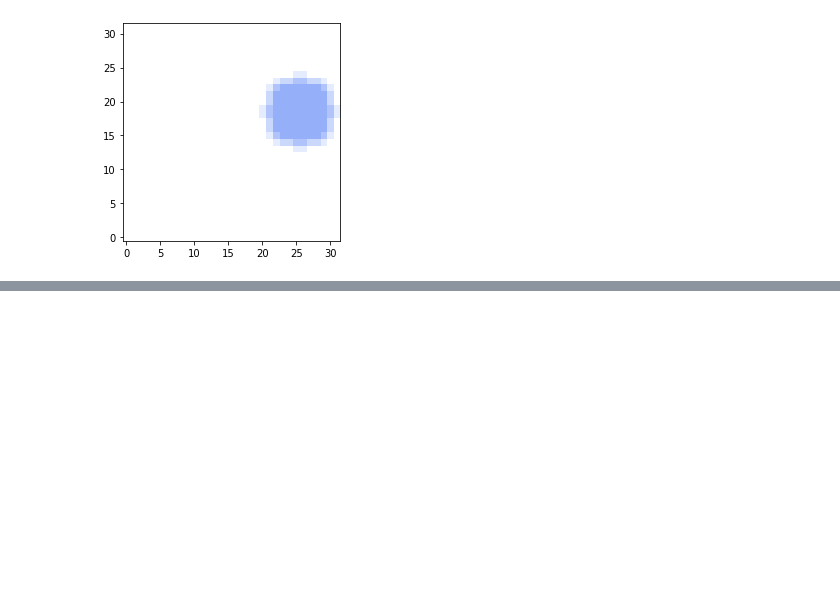
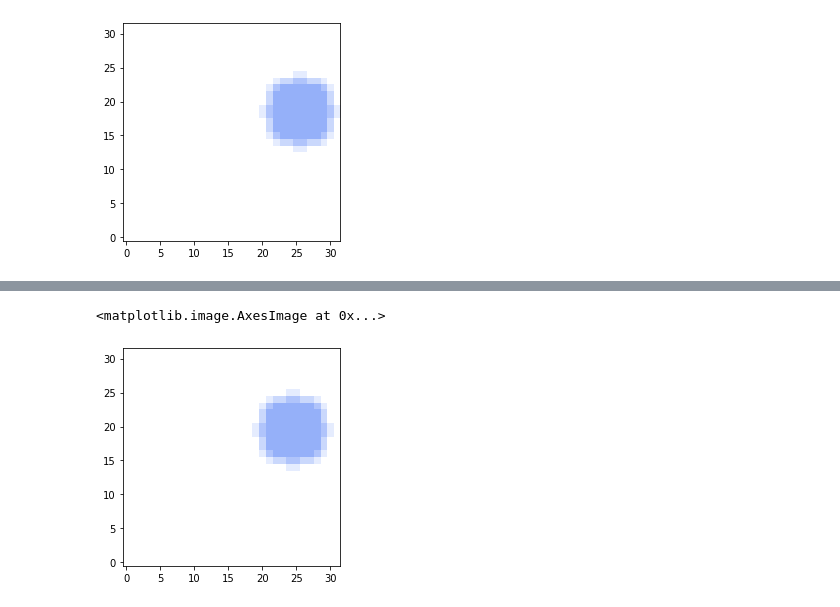
Before and after one commit to MisterMap/lie-vae-localization, a Jupyter notebook: toy_dataset.ipynb, the cells around one changed output, grey strips where cells are left out. Drawn from its saved outputs; the diff is of its cells as text; code cells hidden in the pictures; blank space fills up the shorter version.

```diff
--- a/toy_dataset.ipynb
+++ b/toy_dataset.ipynb
@@ -45,2 +60,7 @@ len(trajectory)
+# %%
+plt.imshow(image2, origin="low")
+# %% [output]
+<matplotlib.image.AxesImage at 0x...>
+[figure, added]
 # %%
 maker.save_dataset("one_point_dataset.npz", 0.05, 4096, "random")
```
Also changed, not shown: parts of 5 cells of this notebook, 4 other files.
